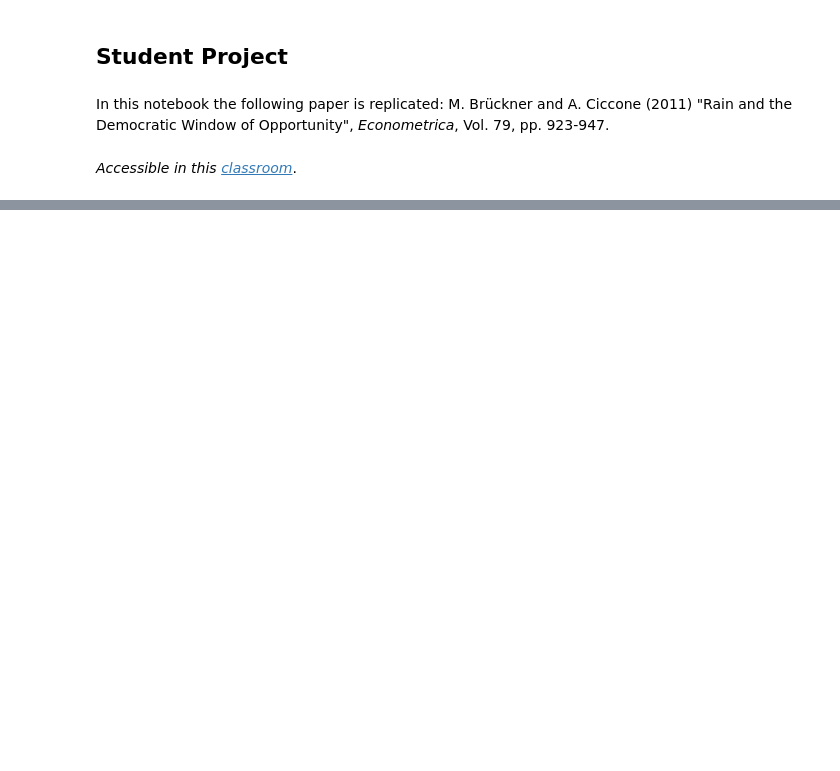
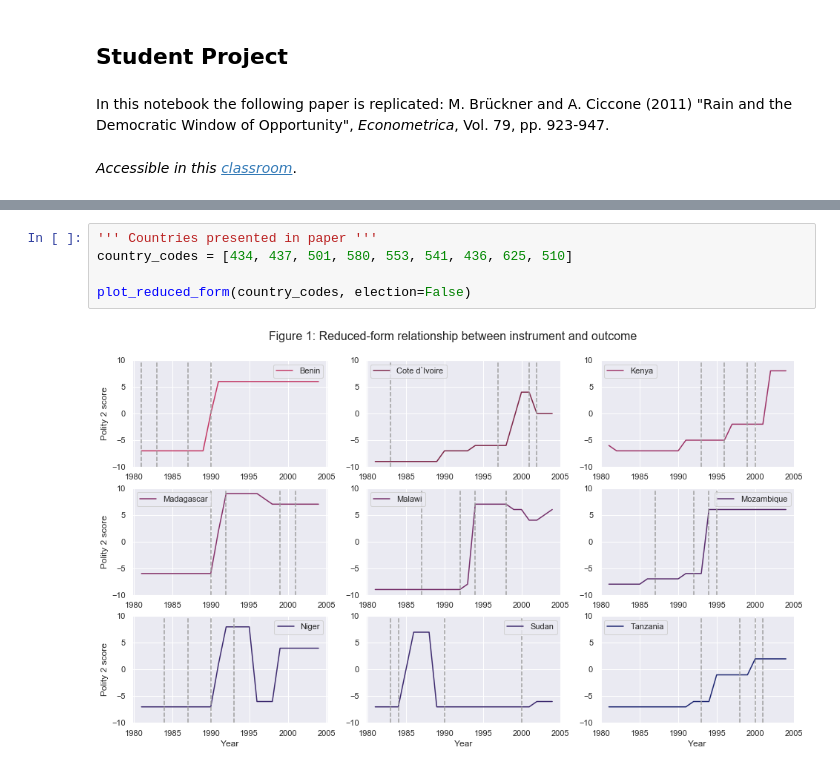
Before and after one commit to maxschae/student-project-maxschae, a Jupyter notebook: student_project-ms.ipynb, the cells around one changed output, grey strips where cells are left out. Saved outputs shown, nothing was run; the diff lists cells and outputs as text; blank space fills up the shorter version.

```diff
--- a/student_project-ms.ipynb
+++ b/student_project-ms.ipynb
@@ -144,0 +106,7 @@ for i,country_code in enumerate(country_codes):
+# %%
+''' Countries presented in paper '''
+country_codes = [434, 437, 501, 580, 553, 541, 436, 625, 510]
+
+plot_reduced_form(country_codes, election=False)
+# %% [output]
+[figure, added]
```
Also changed, not shown: parts of 45 cells of this notebook.
